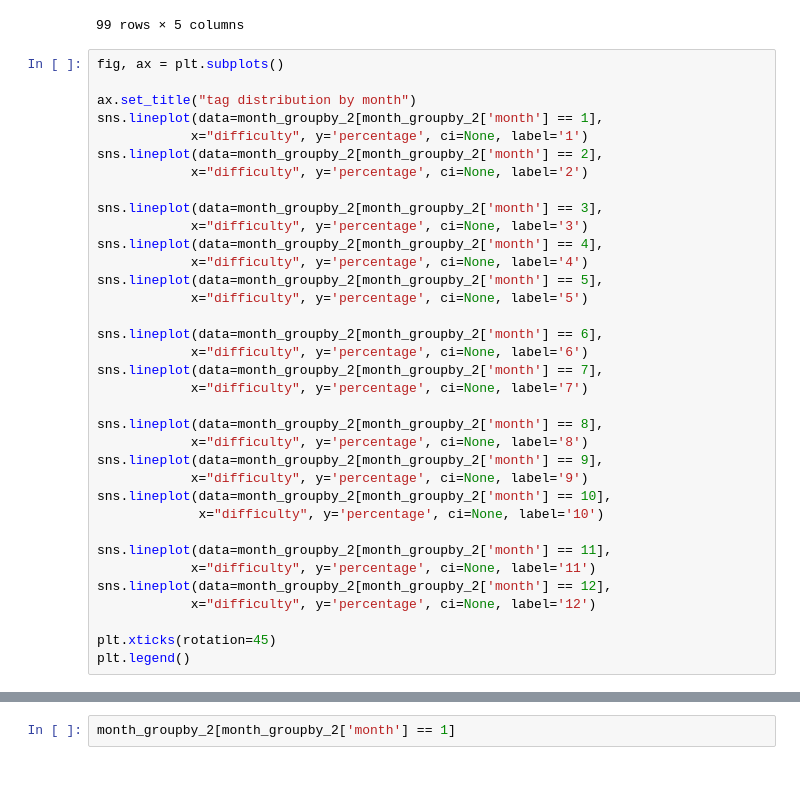
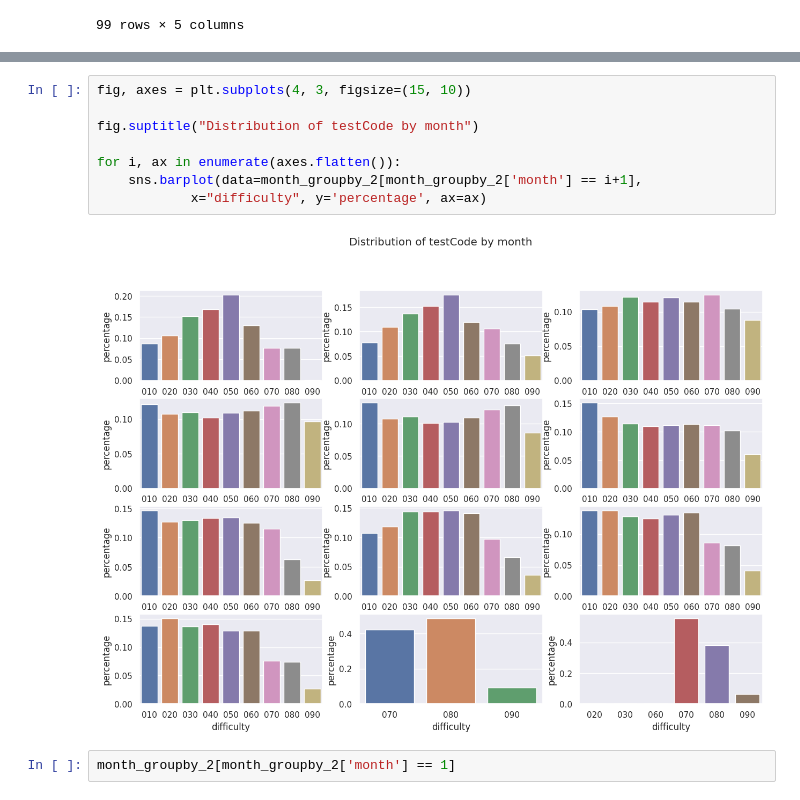
Before and after one commit to boostcampaitech5/level2_dkt-recsys-09, a Jupyter notebook: eda/khj_eda.ipynb, the cells around one changed output, grey strips where cells are left out. Drawn from its saved outputs; the diff is of its cells as text.

```diff
--- a/eda/khj_eda.ipynb
+++ b/eda/khj_eda.ipynb
@@ -839,38 +852,3 @@ month_groupby_2
 | 97 | 12 | 080 | 26738 | 0.506807 | 0.379985 |
 | 98 | 12 | 090 | 4470 | 0.366890 | 0.063525 |
 99 rows × 5 columns
-# %%
-fig, ax = plt.subplots()
-
-ax.set_title("tag distribution by month")
-sns.lineplot(data=month_groupby_2[month_groupby_2['month'] == 1],
-            x="difficulty", y='percentage', ci=None, label='1')
-sns.lineplot(data=month_groupby_2[month_groupby_2['month'] == 2],
-            x="difficulty", y='percentage', ci=None, label='2')
-
-sns.lineplot(data=month_groupby_2[month_groupby_2['month'] == 3],
-            x="difficulty", y='percentage', ci=None, label='3')
-sns.lineplot(data=month_groupby_2[month_groupby_2['month'] == 4],
-            x="difficulty", y='percentage', ci=None, label='4')
-sns.lineplot(data=month_groupby_2[month_groupby_2['month'] == 5],
-            x="difficulty", y='percentage', ci=None, label='5')
-
-sns.lineplot(data=month_groupby_2[month_groupby_2['month'] == 6],
-            x="difficulty", y='percentage', ci=None, label='6')
-sns.lineplot(data=month_groupby_2[month_groupby_2['month'] == 7],
-            x="difficulty", y='percentage', ci=None, label='7')
-
-sns.lineplot(data=month_groupby_2[month_groupby_2['month'] == 8],
-            x="difficulty", y='percentage', ci=None, label='8')
-sns.lineplot(data=month_groupby_2[month_groupby_2['month'] == 9],
-            x="difficulty", y='percentage', ci=None, label='9')
-sns.lineplot(data=month_groupby_2[month_groupby_2['month'] == 10],
-             x="difficulty", y='percentage', ci=None, label='10')
-
-sns.lineplot(data=month_groupby_2[month_groupby_2['month'] == 11],
-            x="difficulty", y='percentage', ci=None, label='11')
-sns.lineplot(data=month_groupby_2[month_groupby_2['month'] == 12],
-            x="difficulty", y='percentage', ci=None, label='12')
-
-plt.xticks(rotation=45)
-plt.legend()
@@ -897,3 +855,13 @@ The `ci` parameter is deprecated. Use `errorbar=None` for the same effect.
+# %%
+fig, axes = plt.subplots(4, 3, figsize=(15, 10))
+
+fig.suptitle("Distribution of testCode by month")
+
+for i, ax in enumerate(axes.flatten()):
+    sns.barplot(data=month_groupby_2[month_groupby_2['month'] == i+1],
+            x="difficulty", y='percentage', ax=ax)
+# %% [output]
+[figure, added]
 # %%
 month_groupby_2[month_groupby_2['month'] == 1]
 # %% [output]
```
Also changed, not shown: parts of 3 cells of this notebook.
